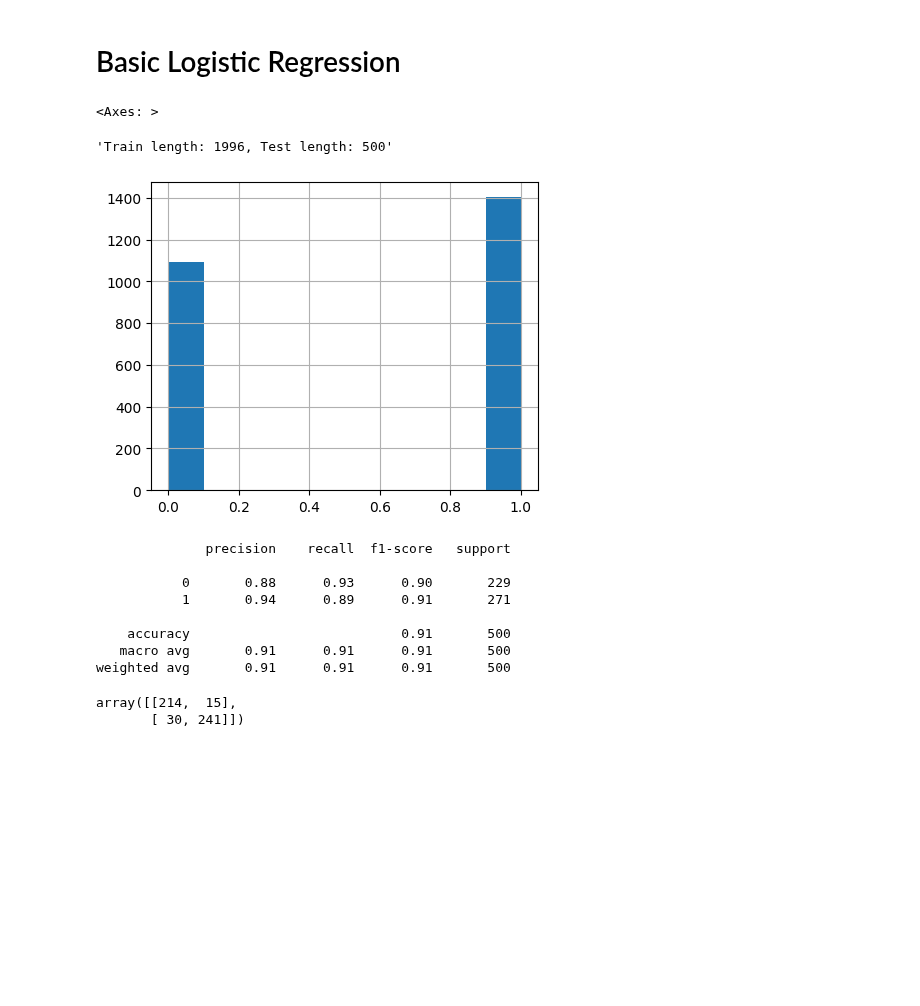
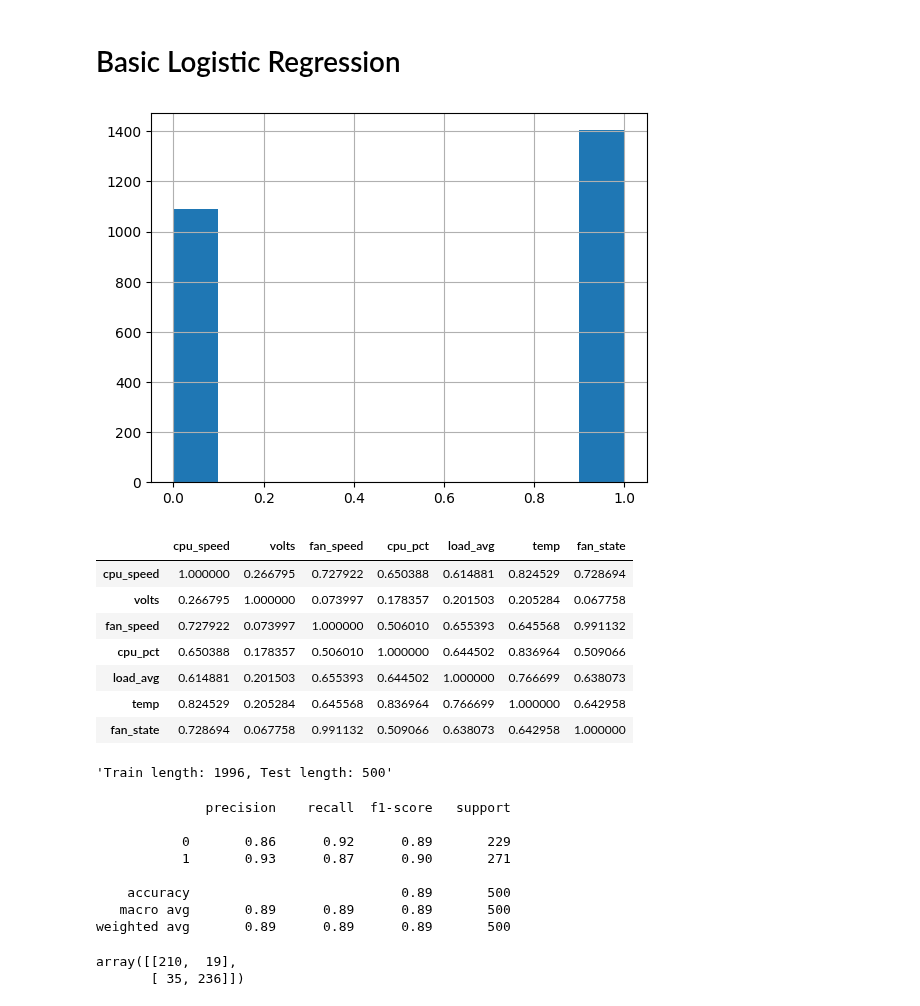
Before and after one commit to raspberrypipress/ai-projects-raspberrypi, a Jupyter notebook: eg/ch02/Analyse CPU Data.ipynb, the cells around one changed output. Cells and saved outputs as stored; diff of their text form; code cells hidden in the pictures; blank space fills up the shorter version.

```diff
--- a/eg/ch02/Analyse CPU Data.ipynb
+++ b/eg/ch02/Analyse CPU Data.ipynb
@@ -113,23 +131,36 @@ display(f"Coefficient of determination: {r2_score(y_test, y_pred):.2f}")
 # %%
 from sklearn.linear_model import LogisticRegression
 from sklearn import metrics
 
 df_data = df_adjusted.copy().dropna(how="any")
 
 # Change fan speed into an on/off indicator.
 df_data["fan_state"] = df_data.fan_speed.apply(lambda x: 1 if x > 0 else 0)
-display(df_data.fan_state.hist())
-feature_cols = ["volts", "cpu_pct", "load_avg", "cpu_speed", "temp"] # NOT fan speed!
+plt.clf()
+df_data.fan_state.hist()
+plt.show()
+
+display(df_data.corr())
+
+# feature_cols = ["volts", "cpu_pct", "load_avg", "cpu_speed", "temp"] # NOT fan speed!
+feature_cols = ["load_avg", "cpu_speed"] # NOT fan speed!
 
 X = df_data[feature_cols].values
 y = df_data.fan_state.values
 
 X_train, X_test, y_train, y_test = train_test_split(X, y, test_size=.2, random_state=42)
 display(f"Train length: {len(X_train)}, Test length: {len(X_test)}")
 # %% [output]
+[figure, new version]
+|  | cpu_speed | volts | fan_speed | cpu_pct | load_avg | temp | fan_state |
+| cpu_speed | 1.000000 | 0.266795 | 0.727922 | 0.650388 | 0.614881 | 0.824529 | 0.728694 |
+| volts | 0.266795 | 1.000000 | 0.073997 | 0.178357 | 0.201503 | 0.205284 | 0.067758 |
+| fan_speed | 0.727922 | 0.073997 | 1.000000 | 0.506010 | 0.655393 | 0.645568 | 0.991132 |
+| cpu_pct | 0.650388 | 0.178357 | 0.506010 | 1.000000 | 0.644502 | 0.836964 | 0.509066 |
+| load_avg | 0.614881 | 0.201503 | 0.655393 | 0.644502 | 1.000000 | 0.766699 | 0.638073 |
+| temp | 0.824529 | 0.205284 | 0.645568 | 0.836964 | 0.766699 | 1.000000 | 0.642958 |
+| fan_state | 0.728694 | 0.067758 | 0.991132 | 0.509066 | 0.638073 | 0.642958 | 1.000000 |
-<Axes: >
+'Train length: 1996, Test length: 500'
-'Train length: 1996, Test length: 500'
-[figure, old version]
 # %%
 logreg = make_pipeline(StandardScaler(),
                        LogisticRegression())
@@ -141,11 +172,11 @@ display(metrics.confusion_matrix(y_test, y_pred))
 # %% [output]
               precision    recall  f1-score   support
 
-           0       0.88      0.93      0.90       229
-           1       0.94      0.89      0.91       271
+           0       0.86      0.92      0.89       229
+           1       0.93      0.87      0.90       271
 
-    accuracy                           0.91       500
-   macro avg       0.91      0.91      0.91       500
-weighted avg       0.91      0.91      0.91       500
+    accuracy                           0.89       500
+   macro avg       0.89      0.89      0.89       500
+weighted avg       0.89      0.89      0.89       500
-array([[214,  15],
-       [ 30, 241]])
+array([[210,  19],
+       [ 35, 236]])
```
Also changed, not shown: parts of 6 cells of this notebook, 1 other file.
